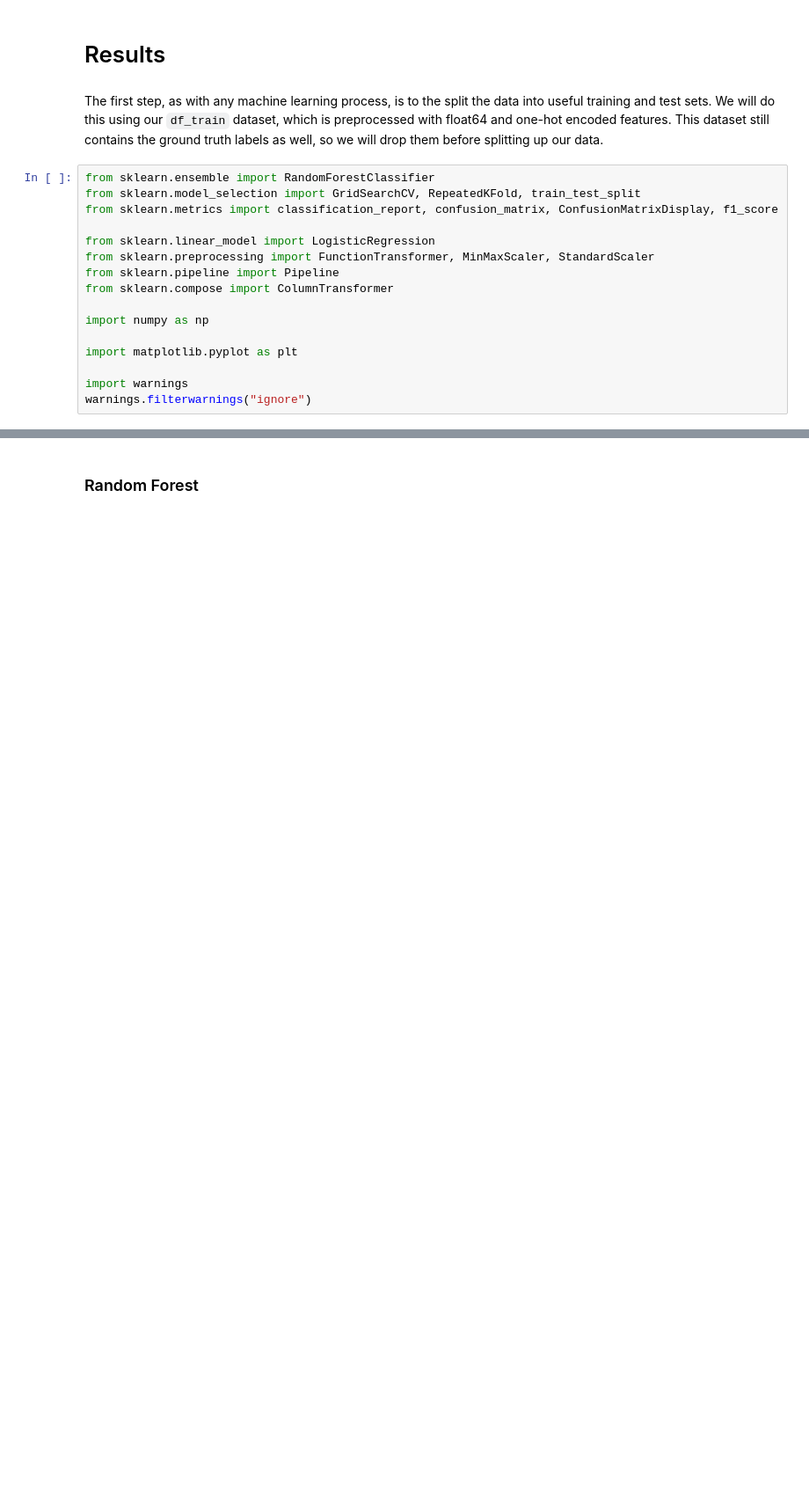
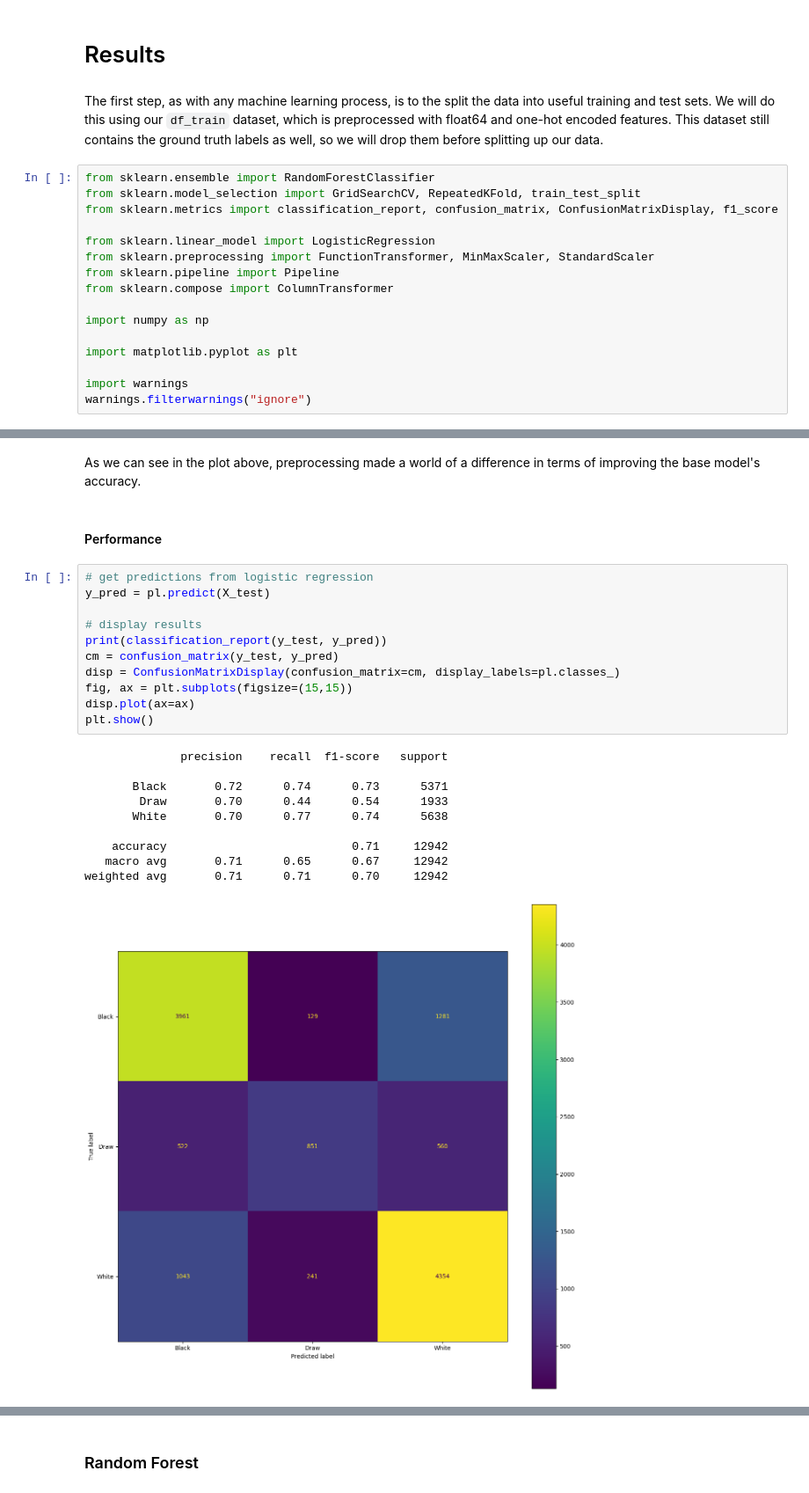
Before and after one commit to COGS118A/Group017-Wi23, a Jupyter notebook: FinalProjectGroup017-Wi23.ipynb, the cells around one changed output, grey strips where cells are left out. Shown: that part at 88% size. Saved outputs shown, nothing was run; the diff lists cells and outputs as text; blank space fills up the shorter version.

```diff
--- a/FinalProjectGroup017-Wi23.ipynb
+++ b/FinalProjectGroup017-Wi23.ipynb
@@ -191,0 +291,26 @@ X_train, X_test, y_train, y_test = train_test_split(X, y, random_state=42)
+# %% [markdown]
+As we can see in the plot above, preprocessing made a world of a difference in terms of improving the base model's accuracy.
+# %% [markdown]
+#### Performance
+# %%
+# get predictions from logistic regression
+y_pred = pl.predict(X_test)
+
+# display results
+print(classification_report(y_test, y_pred))
+cm = confusion_matrix(y_test, y_pred)
+disp = ConfusionMatrixDisplay(confusion_matrix=cm, display_labels=pl.classes_)
+fig, ax = plt.subplots(figsize=(15,15))
+disp.plot(ax=ax)
+plt.show()
+# %% [output]
+              precision    recall  f1-score   support
+
+       Black       0.72      0.74      0.73      5371
+        Draw       0.70      0.44      0.54      1933
+       White       0.70      0.77      0.74      5638
+
+    accuracy                           0.71     12942
+   macro avg       0.71      0.65      0.67     12942
+weighted avg       0.71      0.71      0.70     12942
+[figure, added]
```
Also changed, not shown: parts of 26 cells of this notebook.
